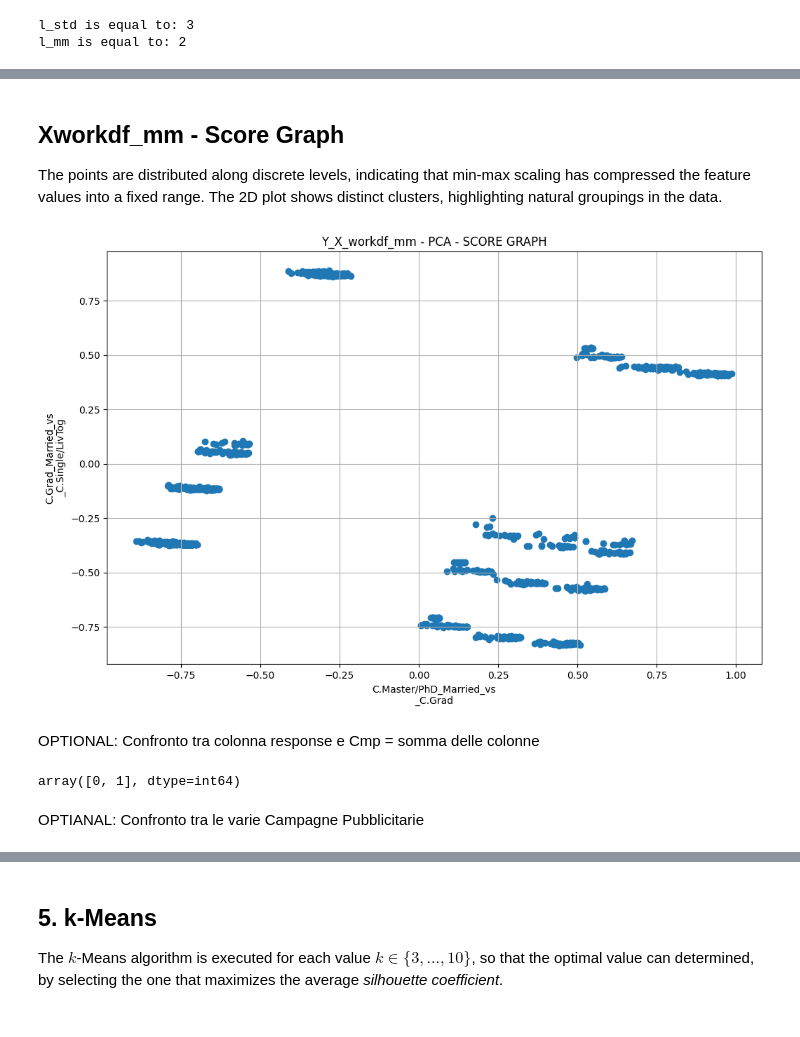
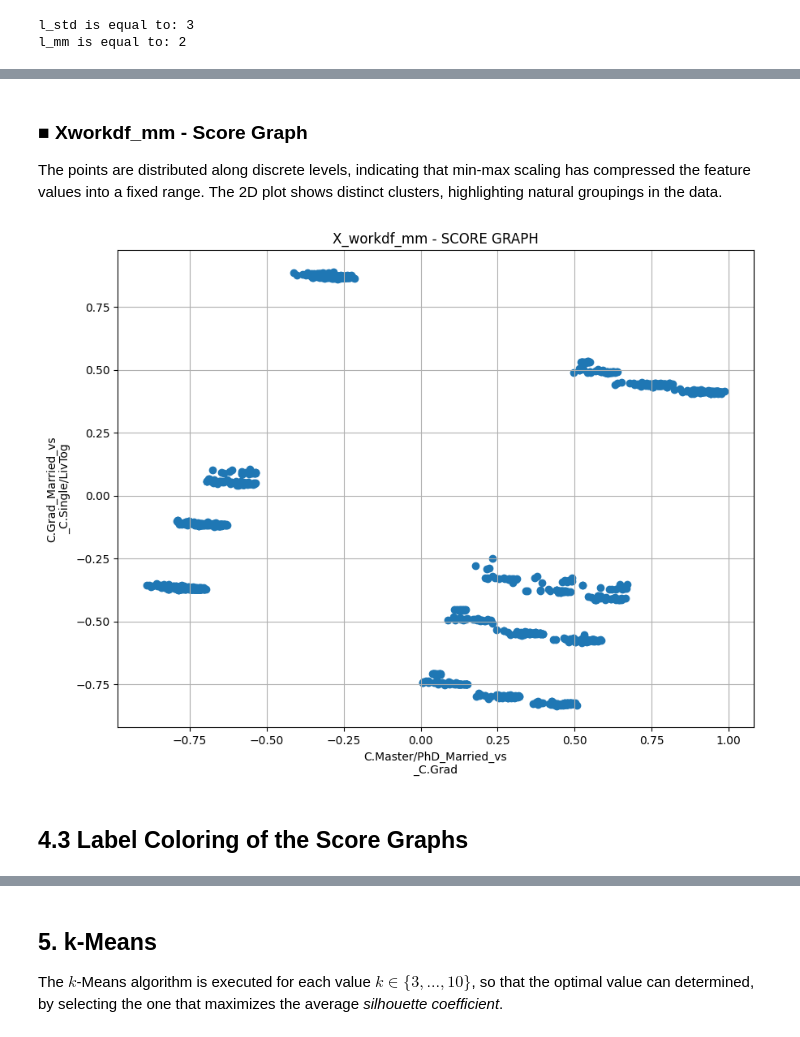
Before and after one commit to MarcoMungaiCoppolino/Data-Science-Portfolio, a Jupyter notebook: PROGETTO/HomeWork_1/MungaiCoppolinoPellegrino.ipynb, the cells around one changed output, grey strips where cells are left out. Cells and saved outputs as stored; diff of their text form; code cells hidden in the pictures.

```diff
--- a/PROGETTO/HomeWork_1/MungaiCoppolinoPellegrino.ipynb
+++ b/PROGETTO/HomeWork_1/MungaiCoppolinoPellegrino.ipynb
@@ -432,29 +431,16 @@ plt.tight_layout()
 # %% [markdown]
-## Xworkdf_mm - Score Graph
+### ■ Xworkdf_mm - Score Graph
 The points are distributed along discrete levels, indicating that min-max scaling has compressed the feature values into a fixed range. The 2D plot shows distinct clusters, highlighting natural groupings in the data.
 # %%
-fig = plt.figure(figsize=(20,7))
+fig = plt.figure(figsize=(17, 7))
 ax2 = fig.add_subplot(1, 2, 2)
 ax2.scatter(Y_Xworkdf_mm[:, 0], Y_Xworkdf_mm[:, 1])
-plt.title('Y_X_workdf_mm - PCA - SCORE GRAPH')
+plt.title('X_workdf_mm - SCORE GRAPH')
 ax2.set_xlabel(f'{mmPC1}')
 ax2.set_ylabel(f'{mmPC2}')
+fig.tight_layout()
 plt.grid()
-plt.tight_layout()
-plt.show()
 # %% [output]
-[figure, old version]
+[figure, new version]
-# %% [markdown]
-OPTIONAL: Confronto tra colonna response e Cmp = somma delle colonne
-# %%
-Cmp_column = workdf['AcceptedCmp1'] + workdf['AcceptedCmp2'] + workdf['AcceptedCmp3'] + workdf['AcceptedCmp4'] + workdf['AcceptedCmp5'] + workdf['Response']
-workdf['Cmp'] = Cmp_column
-Cmp = np.sort(Cmp_column.unique())
-Response = workdf['Response'].unique()
-Complain = workdf['Complain'].unique()
-# fai un print piu carino
-display(Complain)
-# %% [output]
-array([0, 1], dtype=int64)
-# %% [markdown]
-OPTIANAL: Confronto tra le varie Campagne Pubblicitarie
+# %% [markdown]
+## 4.3 Label Coloring of the Score Graphs
```
Also changed, not shown: parts of 62 cells of this notebook, 1 other file.
